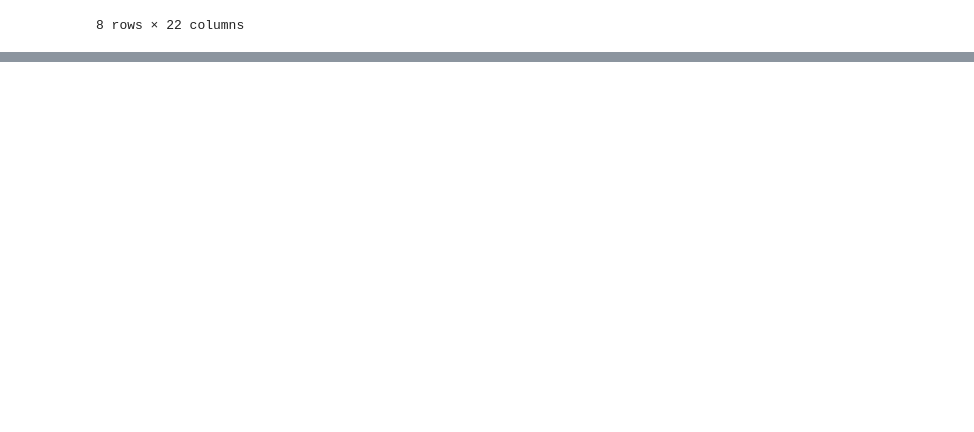
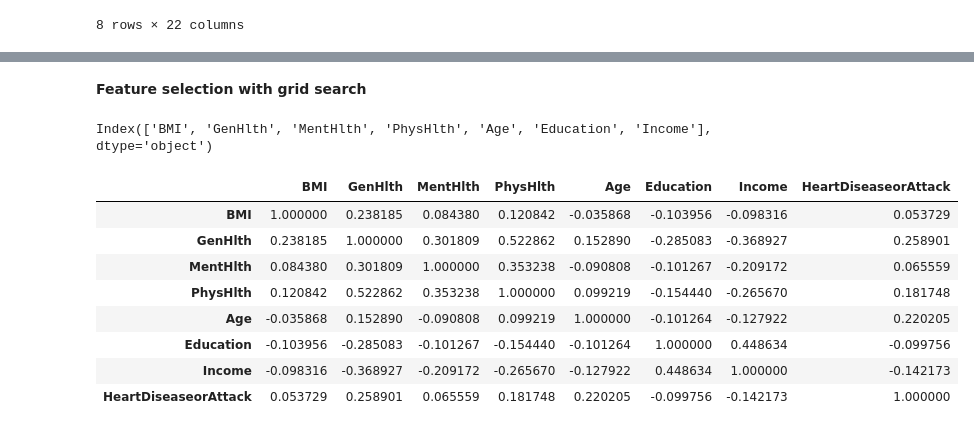
Before and after one commit to juliast224/heart-disease-prediction, a Jupyter notebook: Heart_disease_prediction.ipynb, the cells around one changed output, grey strips where cells are left out. Drawn from its saved outputs; the diff is of its cells as text; code cells hidden in the pictures; blank space fills up the shorter version.

```diff
--- a/Heart_disease_prediction.ipynb
+++ b/Heart_disease_prediction.ipynb
@@ -379,0 +438,53 @@ data_df_selected.describe()
+# %%
+# Create a copy of the original dataframe
+preprocessed_df = heart_df.copy()
+
+# Preprocess numerical features
+num_features = ['BMI', 'MentHlth', 'PhysHlth']
+num_pipeline = Pipeline([('std_scaler', StandardScaler())])
+preprocessed_df[num_features] = num_pipeline.fit_transform(preprocessed_df[num_features])
+
+# Preprocess ordinal features
+ordinal_features = ['Diabetes', 'GenHlth', 'Age', 'Education', 'Income']
+label_encoder = LabelEncoder()
+preprocessed_df[ordinal_features] = preprocessed_df[ordinal_features].apply(label_encoder.fit_transform)
+
+# Split into train and test sets
+X = preprocessed_df.drop('HeartDiseaseorAttack', axis=1)
+y = preprocessed_df['HeartDiseaseorAttack']
+X_train, X_test, y_train, y_test = train_test_split(X, y, test_size=0.2, random_state=42)
+# %% [markdown]
+**Feature selection with grid search**
+# %%
+#Feature Selection
+X = preprocessed_df.drop('HeartDiseaseorAttack', axis=1)
+y = preprocessed_df['HeartDiseaseorAttack']
+
+rf = RandomForestClassifier()
+selector = SelectFromModel(rf, threshold='mean')
+selector.fit(X, y)
+
+X_new = selector.transform(X)
+selected_features = X.columns[selector.get_support()]
+# %%
+selected_features
+# %% [output]
+Index(['BMI', 'GenHlth', 'MentHlth', 'PhysHlth', 'Age', 'Education', 'Income'], dtype='object')
+# %%
+# Create a new dataframe with only the selected features and target variable
+selected_df = X_train[selected_features].copy()
+selected_df['HeartDiseaseorAttack'] = y_train
+
+# Calculate the correlation coefficients
+corr_matrix = selected_df.corr()
+corr_matrix
+# %% [output]
+|  | BMI | GenHlth | MentHlth | PhysHlth | Age | Education | Income | HeartDiseaseorAttack |
+| BMI | 1.000000 | 0.238185 | 0.084380 | 0.120842 | -0.035868 | -0.103956 | -0.098316 | 0.053729 |
+| GenHlth | 0.238185 | 1.000000 | 0.301809 | 0.522862 | 0.152890 | -0.285083 | -0.368927 | 0.258901 |
+| MentHlth | 0.084380 | 0.301809 | 1.000000 | 0.353238 | -0.090808 | -0.101267 | -0.209172 | 0.065559 |
+| PhysHlth | 0.120842 | 0.522862 | 0.353238 | 1.000000 | 0.099219 | -0.154440 | -0.265670 | 0.181748 |
+| Age | -0.035868 | 0.152890 | -0.090808 | 0.099219 | 1.000000 | -0.101264 | -0.127922 | 0.220205 |
+| Education | -0.103956 | -0.285083 | -0.101267 | -0.154440 | -0.101264 | 1.000000 | 0.448634 | -0.099756 |
+| Income | -0.098316 | -0.368927 | -0.209172 | -0.265670 | -0.127922 | 0.448634 | 1.000000 | -0.142173 |
+| HeartDiseaseorAttack | 0.053729 | 0.258901 | 0.065559 | 0.181748 | 0.220205 | -0.099756 | -0.142173 | 1.000000 |
```
Also changed, not shown: parts of 23 cells of this notebook, 1 other file.
